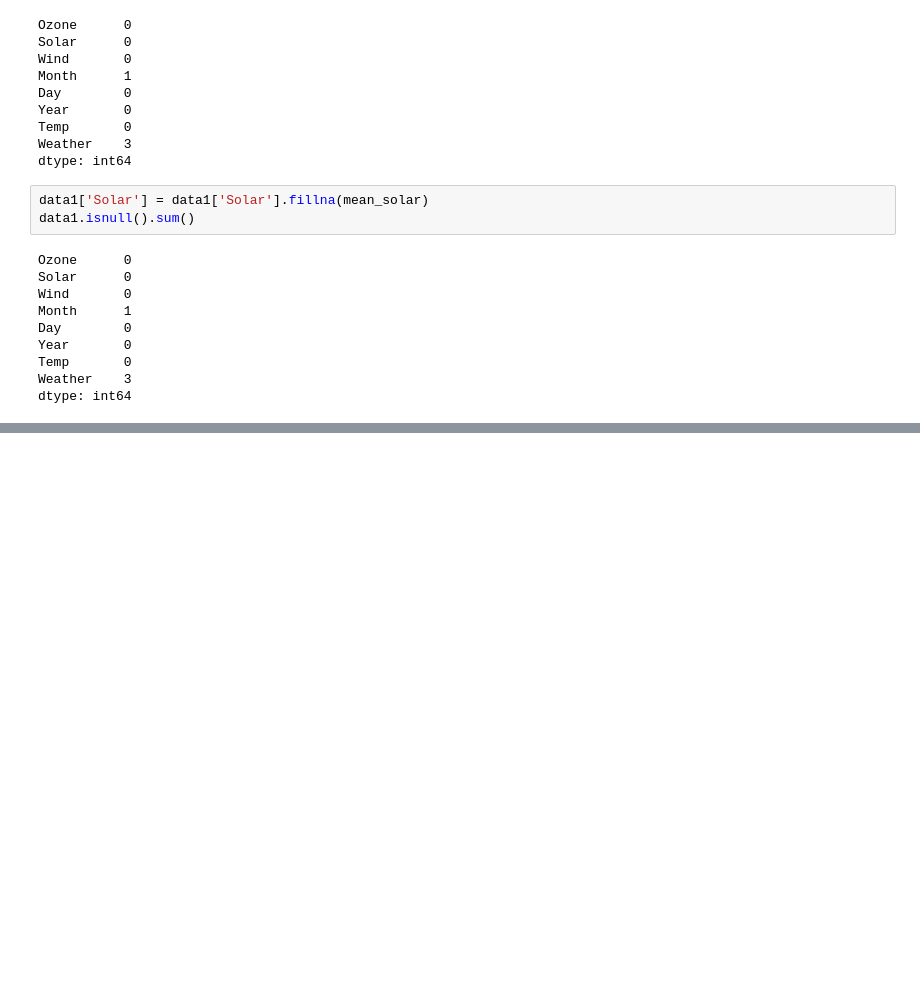
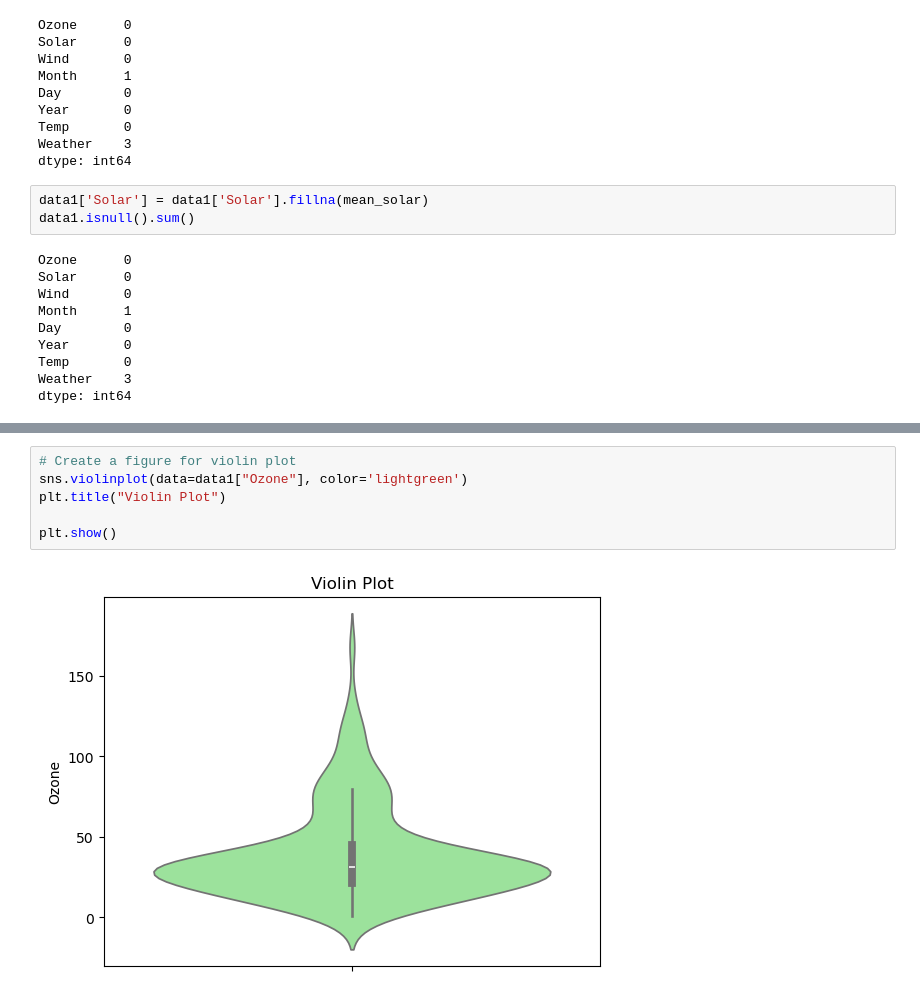
Before and after one commit to AnirudhReddy1252/AIML_TASK, a Jupyter notebook: EDA1_Practice.ipynb, the cells around one changed output, grey strips where cells are left out. Saved outputs shown, nothing was run; the diff lists cells and outputs as text; blank space fills up the shorter version.

```diff
--- a/EDA1_Practice.ipynb
+++ b/EDA1_Practice.ipynb
@@ -248,0 +365,8 @@ dtype: int64
+# %%
+# Create a figure for violin plot
+sns.violinplot(data=data1["Ozone"], color='lightgreen')
+plt.title("Violin Plot")
+
+plt.show()
+# %% [output]
+[figure, added]
```
Also changed, not shown: parts of 22 cells of this notebook.
